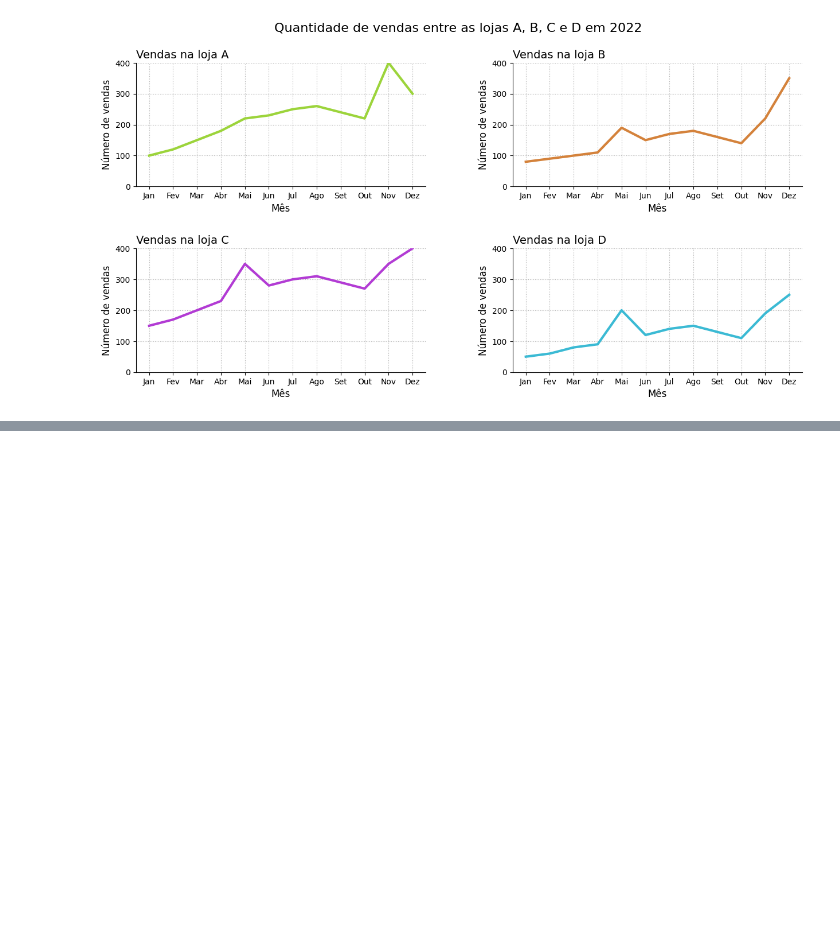
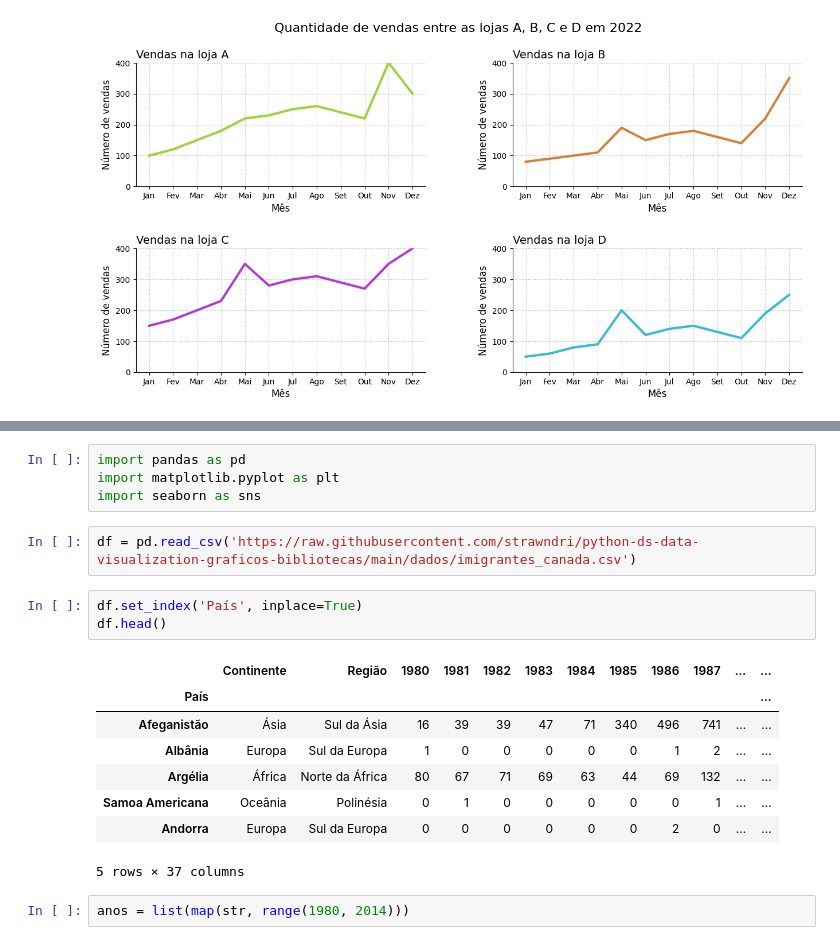
Before and after one commit to strawndri/python-ds-data-visualization-graficos-bibliotecas, a Jupyter notebook: Desafios.ipynb, the cells around one changed output, grey strips where cells are left out. Saved outputs shown, nothing was run; the diff lists cells and outputs as text; blank space fills up the shorter version.

```diff
--- a/Desafios.ipynb
+++ b/Desafios.ipynb
@@ -257,0 +264,20 @@ plt.show()
+# %%
+import pandas as pd
+import matplotlib.pyplot as plt
+import seaborn as sns
+# %%
+df = pd.read_csv('https://raw.githubusercontent.com/strawndri/python-ds-data-visualization-graficos-bibliotecas/main/dados/imigrantes_canada.csv')
+# %%
+df.set_index('País', inplace=True)
+df.head()
+# %% [output]
+|  | Continente | Região | 1980 | 1981 | 1982 | 1983 | 1984 | 1985 | 1986 | 1987 | ... | ... |
+| País |  |  |  |  |  |  |  |  |  |  |  | ... |
+| Afeganistão | Ásia | Sul da Ásia | 16 | 39 | 39 | 47 | 71 | 340 | 496 | 741 | ... | ... |
+| Albânia | Europa | Sul da Europa | 1 | 0 | 0 | 0 | 0 | 0 | 1 | 2 | ... | ... |
+| Argélia | África | Norte da África | 80 | 67 | 71 | 69 | 63 | 44 | 69 | 132 | ... | ... |
+| Samoa Americana | Oceânia | Polinésia | 0 | 1 | 0 | 0 | 0 | 0 | 0 | 1 | ... | ... |
+| Andorra | Europa | Sul da Europa | 0 | 0 | 0 | 0 | 0 | 0 | 2 | 0 | ... | ... |
+5 rows × 37 columns
+# %%
+anos = list(map(str, range(1980, 2014)))
```
Also changed, not shown: parts of 3 cells of this notebook.
